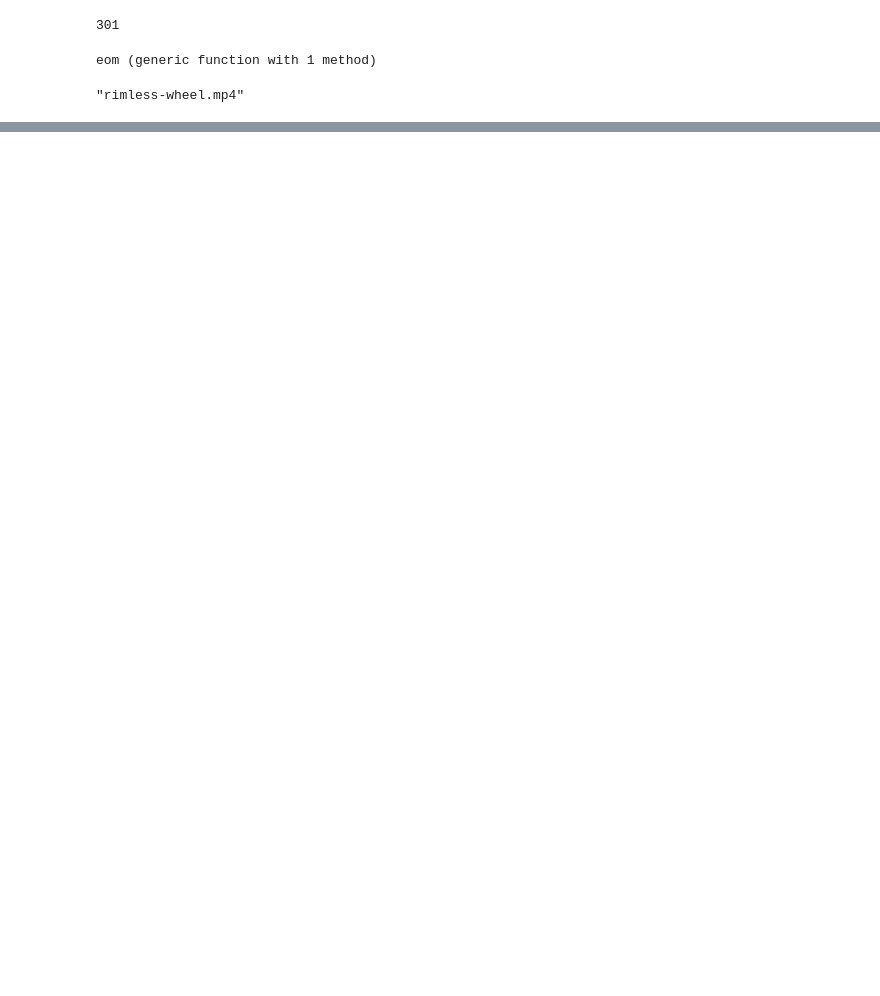
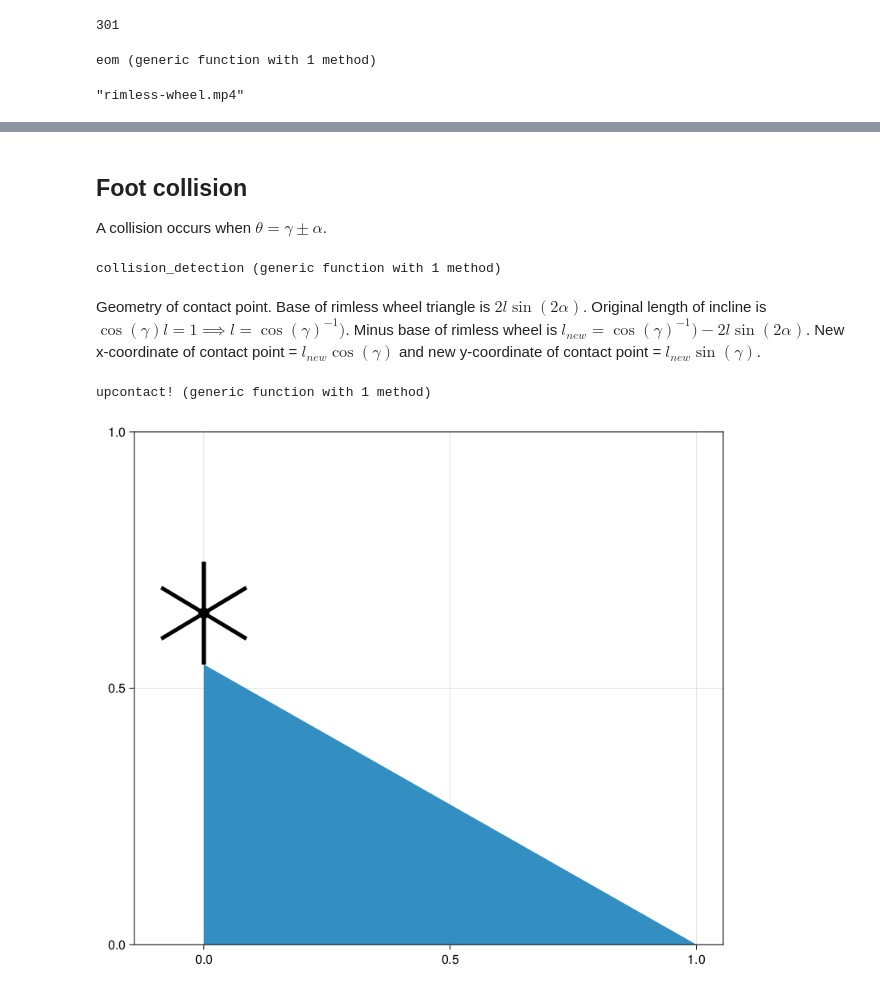
Before and after one commit to wmkouw/sim-contactdynamics, a Jupyter notebook: Simulation - Rimless Wheel.ipynb, the cells around one changed output, grey strips where cells are left out. Saved outputs shown, nothing was run; the diff lists cells and outputs as text; code cells hidden in the pictures; blank space fills up the shorter version.

Commit message:
Added collision detection. Bugs.

```diff
--- a/Simulation - Rimless Wheel.ipynb
+++ b/Simulation - Rimless Wheel.ipynb
@@ -90,0 +114,53 @@ animwheel(z_[1,:])
+# %% [markdown]
+## Foot collision
+
+A collision occurs when $\theta = \gamma \pm \alpha$.
+# %%
+function collision_detection(θ; α=0.0, γ=0.0)
+    return norm(θ - γ+α) < 1e-2
+end
+# %% [output]
+collision_detection (generic function with 1 method)
+# %% [markdown]
+Geometry of contact point. Base of rimless wheel triangle is $2 l \sin(2\alpha)$. Original length of incline is $\cos(\gamma) l = 1 \implies l = \cos(\gamma)^{-1})$. Minus base of rimless wheel is $l_{new} = \cos(\gamma)^{-1}) - 2 l \sin(2\alpha)$. New x-coordinate of contact point = $l_{new} \cos(\gamma)$ and new y-coordinate of contact point = $l_{new} \sin(\gamma)$.
+# %%
+function upcontact!(contact; α=0.0, γ=0.0)
+    l_old = sqrt(1 + contact[2]^2)
+    l_new = 1 ./cos(γ) - 2*l_old*sin(2α)
+    contact = [l_new*cos(γ), l_new*sin(γ)]
+end
+# %% [output]
+upcontact! (generic function with 1 method)
+# %%
+f = Figure(resolution=(800,700))
+ax = Axis(f[1, 1])
+
+# Angle
+θk = Observable(0.0)
+cx = Observable(0.0)
+cy = Observable(tan(γ))
+
+# Slope
+poly!(ax, Point2f[(0, 0), (1, 0), (0, tan(γ))])
+CairoMakie.ylims!(ax, [0.,1.])
+
+# Standing spoke
+xk = @lift([$cx, $cx + ℓ*sin($θk)])
+yk = @lift([$cy, $cy + ℓ*cos($θk)])
+lines!(xk, yk, linewidth=5, color=:black)
+
+# Center hub
+centerx = @lift([$cx+ℓ/2*sin($θk)])
+centery = @lift([$cy+ℓ/2*cos($θk)])
+CairoMakie.scatter!(centerx, centery, marker=:circle, markersize=20, color=:black)
+
+# All spokes
+for n in 0:5
+    xk = @lift([$cx+ℓ/2*sin($θk), $cx+ℓ/2*sin($θk)+ℓ/2*sin($θk+n*2α)])
+    yk = @lift([$cy+ℓ/2*cos($θk), $cy+ℓ/2*cos($θk)+ℓ/2*cos($θk+n*2α)])
+    lines!(xk, yk, linewidth=5, color=:black)
+end
+# %%
+f
+# %% [output]
+[figure, added]
```
Also changed, not shown: parts of 11 cells of this notebook.
